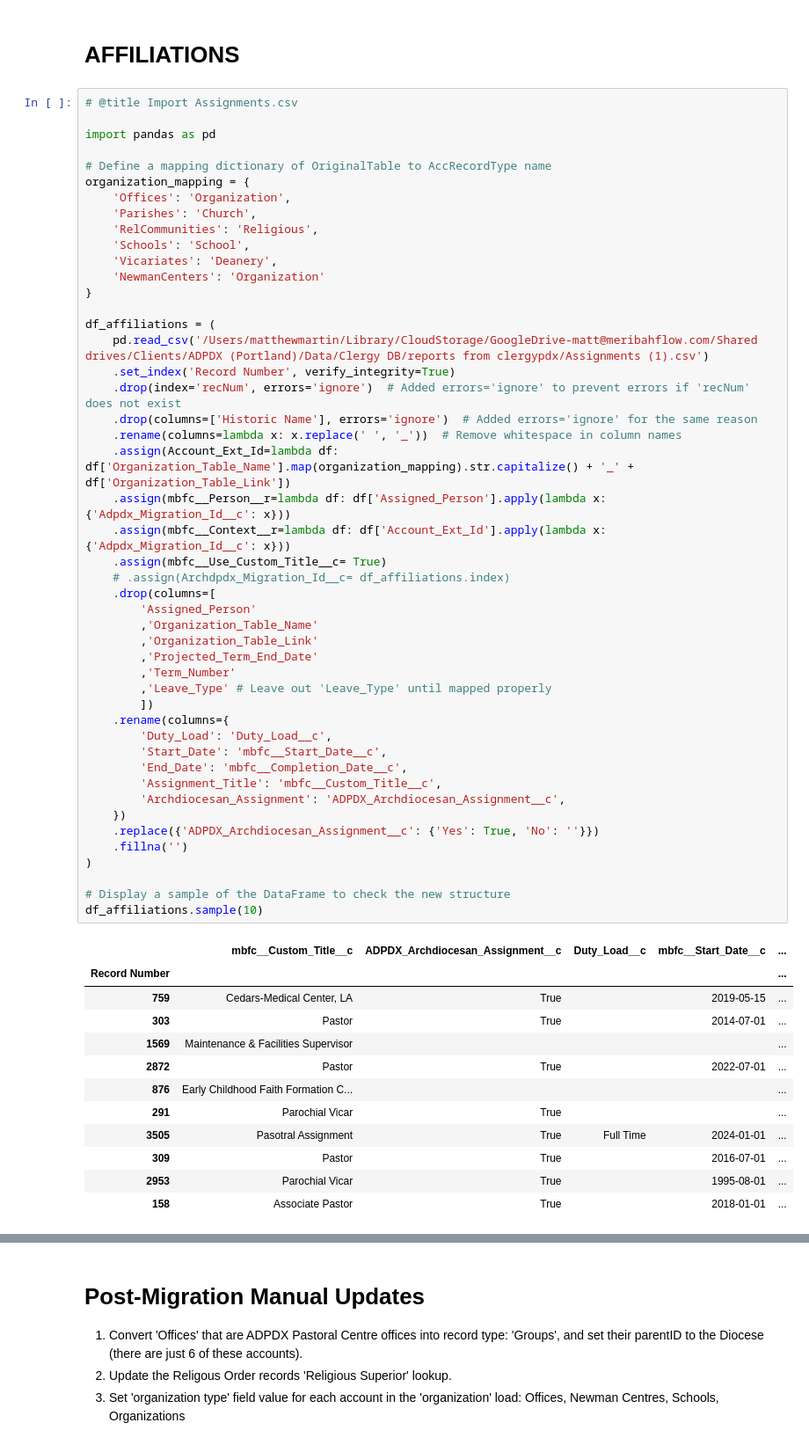
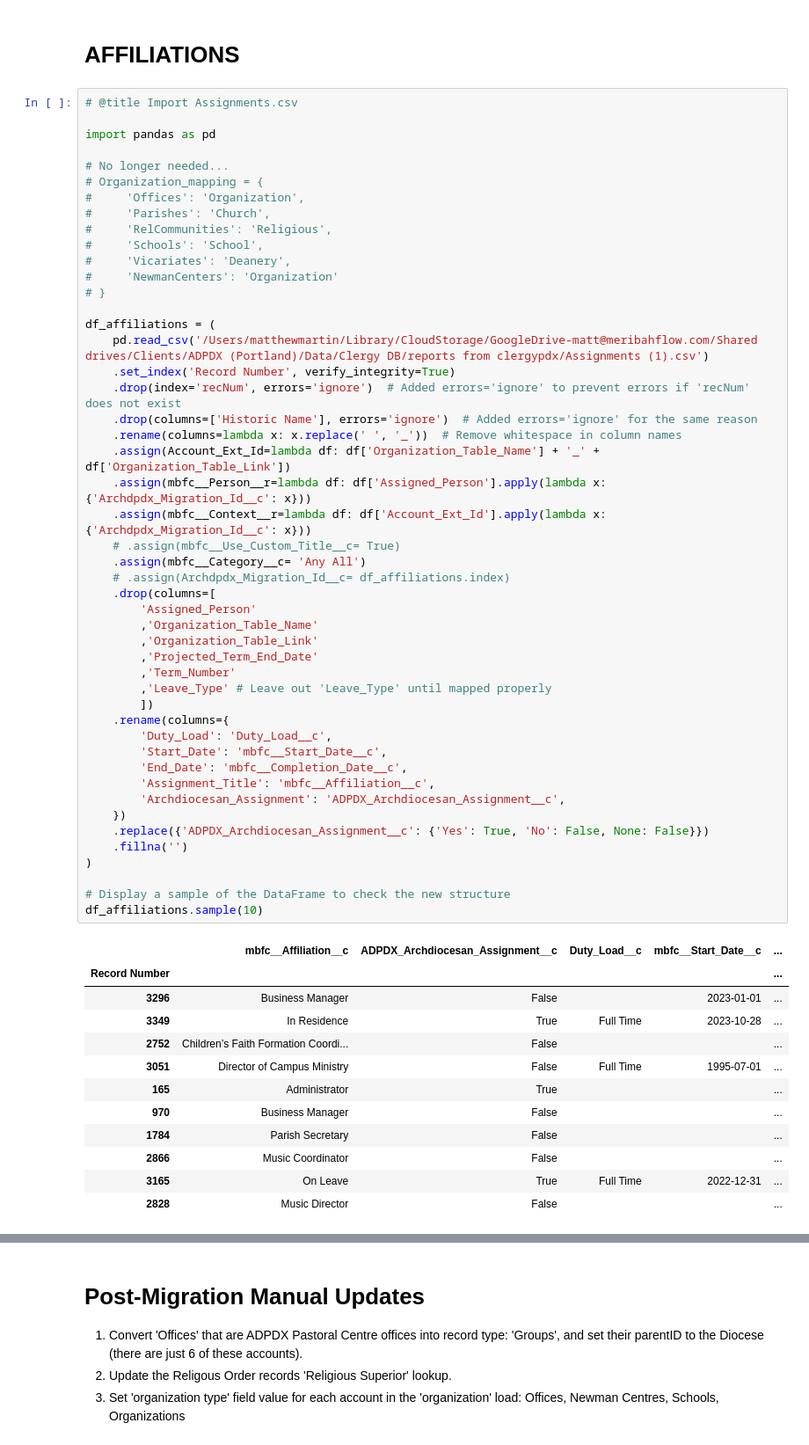
Before and after one commit to Cath-Strategic-Tech/adpdx_etl, a Jupyter notebook: ADPDX_ClergyDB.ipynb, the cells around one changed output, grey strips where cells are left out. Shown at 88% size. Saved outputs shown, nothing was run; the diff lists cells and outputs as text.

Commit message:
Affiliations & Education Affiliations completed

```diff
--- a/ADPDX_ClergyDB.ipynb
+++ b/ADPDX_ClergyDB.ipynb
@@ -2040,58 +2183,59 @@ with open('register_entry_results', 'w', newline='') as csv_file:
 
 import pandas as pd
 
-# Define a mapping dictionary of OriginalTable to AccRecordType name
-organization_mapping = {
-    'Offices': 'Organization',
-    'Parishes': 'Church',
-    'RelCommunities': 'Religious',
-    'Schools': 'School',
-    'Vicariates': 'Deanery',
-    'NewmanCenters': 'Organization'
-}
+# No longer needed...
+# Organization_mapping = {
+#     'Offices': 'Organization',
+#     'Parishes': 'Church',
+#     'RelCommunities': 'Religious',
+#     'Schools': 'School',
+#     'Vicariates': 'Deanery',
+#     'NewmanCenters': 'Organization'
+# }
 
 df_affiliations = (
     pd.read_csv('/Users/matthewmartin/Library/CloudStorage/GoogleDrive-matt@meribahflow.com/Shared drives/Clients/ADPDX (Portland)/Data/Clergy DB/reports from clergypdx/Assignments (1).csv')
     .set_index('Record Number', verify_integrity=True)
     .drop(index='recNum', errors='ignore')  # Added errors='ignore' to prevent errors if 'recNum' does not exist
     .drop(columns=['Historic Name'], errors='ignore')  # Added errors='ignore' for the same reason
     .rename(columns=lambda x: x.replace(' ', '_'))  # Remove whitespace in column names
-    .assign(Account_Ext_Id=lambda df: df['Organization_Table_Name'].map(organization_mapping).str.capitalize() + '_' + df['Organization_Table_Link'])
-    .assign(mbfc__Person__r=lambda df: df['Assigned_Person'].apply(lambda x: {'Adpdx_Migration_Id__c': x}))
-    .assign(mbfc__Context__r=lambda df: df['Account_Ext_Id'].apply(lambda x: {'Adpdx_Migration_Id__c': x}))
-    .assign(mbfc__Use_Custom_Title__c= True)
+    .assign(Account_Ext_Id=lambda df: df['Organization_Table_Name'] + '_' + df['Organization_Table_Link'])
+    .assign(mbfc__Person__r=lambda df: df['Assigned_Person'].apply(lambda x: {'Archdpdx_Migration_Id__c': x}))
+    .assign(mbfc__Context__r=lambda df: df['Account_Ext_Id'].apply(lambda x: {'Archdpdx_Migration_Id__c': x}))
+    # .assign(mbfc__Use_Custom_Title__c= True)
+    .assign(mbfc__Category__c= 'Any All')
     # .assign(Archdpdx_Migration_Id__c= df_affiliations.index)
     .drop(columns=[
         'Assigned_Person'
         ,'Organization_Table_Name'
         ,'Organization_Table_Link'
         ,'Projected_Term_End_Date'
         ,'Term_Number'
         ,'Leave_Type' # Leave out 'Leave_Type' until mapped properly
         ])
     .rename(columns={
         'Duty_Load': 'Duty_Load__c',
         'Start_Date': 'mbfc__Start_Date__c',
         'End_Date': 'mbfc__Completion_Date__c',
-        'Assignment_Title': 'mbfc__Custom_Title__c',
+        'Assignment_Title': 'mbfc__Affiliation__c',
         'Archdiocesan_Assignment': 'ADPDX_Archdiocesan_Assignment__c',
     })
-    .replace({'ADPDX_Archdiocesan_Assignment__c': {'Yes': True, 'No': ''}})
+    .replace({'ADPDX_Archdiocesan_Assignment__c': {'Yes': True, 'No': False, None: False}})
     .fillna('')
 )
 
 # Display a sample of the DataFrame to check the new structure
 df_affiliations.sample(10)
 # %% [output]
-|  | mbfc__Custom_Title__c | ADPDX_Archdiocesan_Assignment__c | Duty_Load__c | mbfc__Start_Date__c | ... |
+|  | mbfc__Affiliation__c | ADPDX_Archdiocesan_Assignment__c | Duty_Load__c | mbfc__Start_Date__c | ... |
 | Record Number |  |  |  |  | ... |
-| 759 | Cedars-Medical Center, LA | True |  | 2019-05-15 | ... |
-| 303 | Pastor | True |  | 2014-07-01 | ... |
-| 1569 | Maintenance & Facilities Supervisor |  |  |  | ... |
-| 2872 | Pastor | True |  | 2022-07-01 | ... |
-| 876 | Early Childhood Faith Formation C... |  |  |  | ... |
-| 291 | Parochial Vicar | True |  |  | ... |
-| 3505 | Pasotral Assignment | True | Full Time | 2024-01-01 | ... |
-| 309 | Pastor | True |  | 2016-07-01 | ... |
-| 2953 | Parochial Vicar | True |  | 1995-08-01 | ... |
-| 158 | Associate Pastor | True |  | 2018-01-01 | ... |
+| 3296 | Business Manager | False |  | 2023-01-01 | ... |
+| 3349 | In Residence | True | Full Time | 2023-10-28 | ... |
+| 2752 | Children’s Faith Formation Coordi... | False |  |  | ... |
+| 3051 | Director of Campus Ministry | False | Full Time | 1995-07-01 | ... |
+| 165 | Administrator | True |  |  | ... |
+| 970 | Business Manager | False |  |  | ... |
+| 1784 | Parish Secretary | False |  |  | ... |
+| 2866 | Music Coordinator | False |  |  | ... |
+| 3165 | On Leave | True | Full Time | 2022-12-31 | ... |
+| 2828 | Music Director | False |  |  | ... |
```
Also changed, not shown: parts of 38 cells of this notebook, 9 other files.
